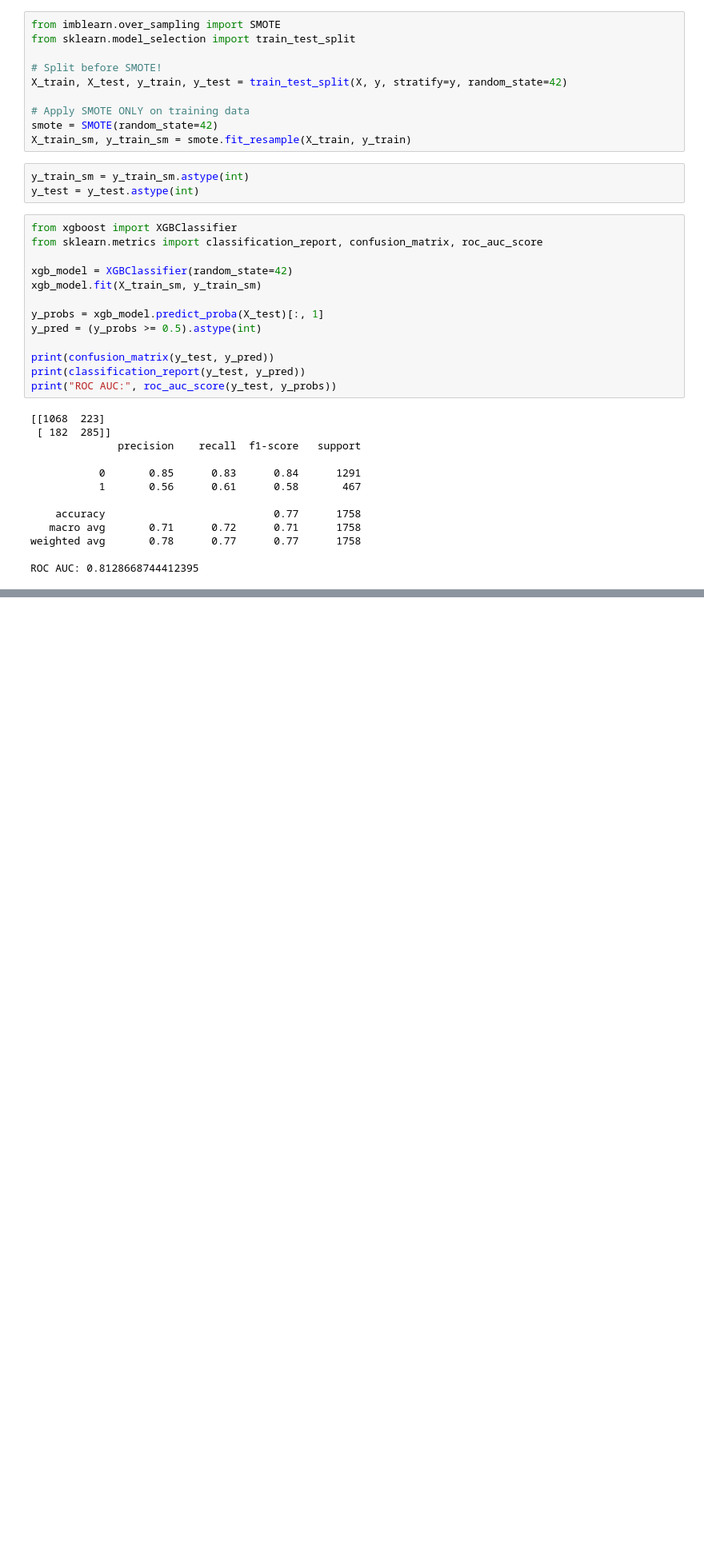
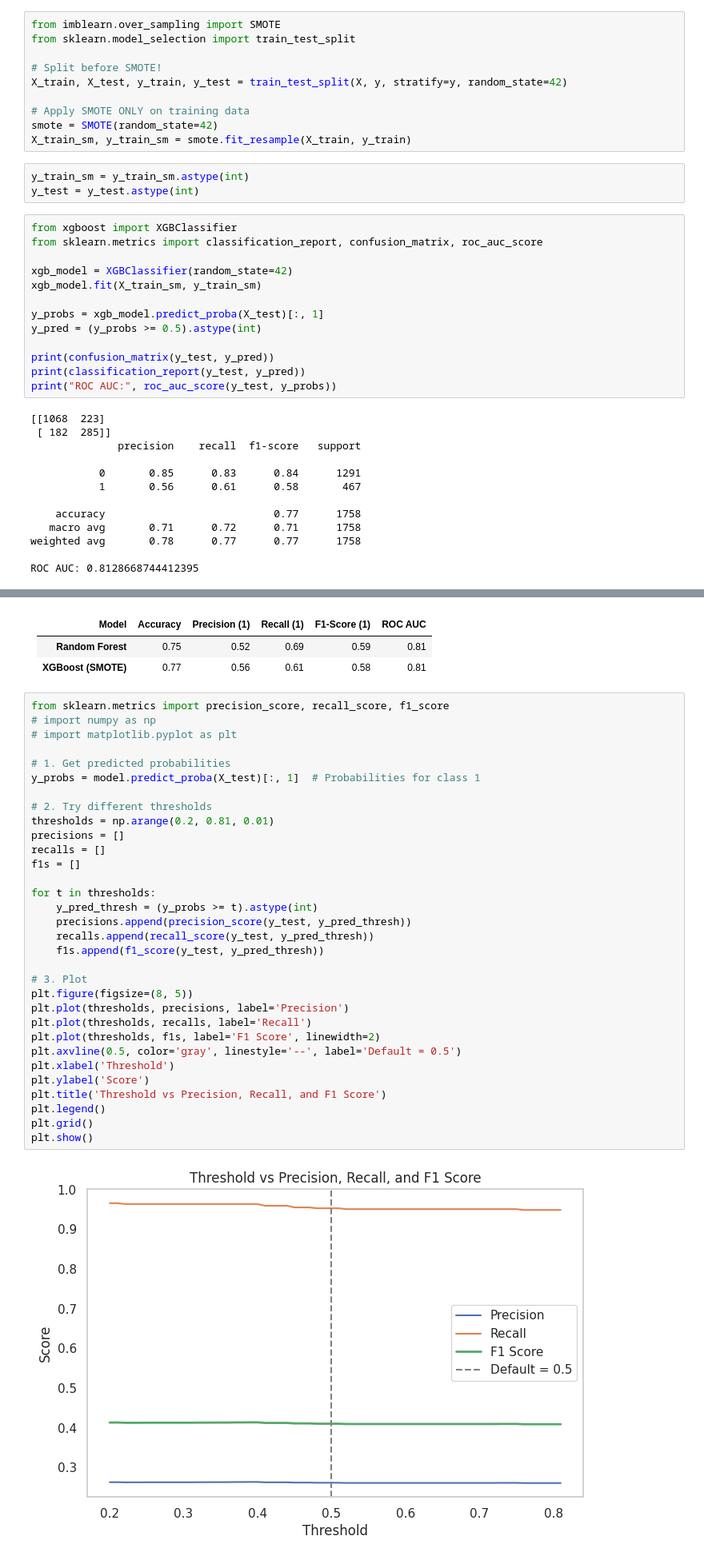
Before and after one commit to Datz-AsadAnalyst/Customer-churn-prediction, a Jupyter notebook: Customer_Churn_Prediction.ipynb, the cells around one changed output, grey strips where cells are left out. Shown: that part at 80% size. Saved outputs shown, nothing was run; the diff lists cells and outputs as text; blank space fills up the shorter version.

```diff
--- a/Customer_Churn_Prediction.ipynb
+++ b/Customer_Churn_Prediction.ipynb
@@ -459,0 +464,39 @@ ROC AUC: 0.8128668744412395
+# %% [markdown]
+| Model               | Accuracy | Precision (1) | Recall (1) | F1-Score (1) | ROC AUC |
+| ------------------- | -------- | ------------- | ---------- | ------------ | ------- |
+| **Random Forest**   | 0.75     | 0.52          | 0.69       | 0.59         | 0.81    |
+| **XGBoost (SMOTE)** | 0.77     | 0.56          | 0.61       | 0.58         | 0.81    |
+# %%
+from sklearn.metrics import precision_score, recall_score, f1_score
+# import numpy as np
+# import matplotlib.pyplot as plt
+
+# 1. Get predicted probabilities
+y_probs = model.predict_proba(X_test)[:, 1]  # Probabilities for class 1
+
+# 2. Try different thresholds
+thresholds = np.arange(0.2, 0.81, 0.01)
+precisions = []
+recalls = []
+f1s = []
+
+for t in thresholds:
+    y_pred_thresh = (y_probs >= t).astype(int)
+    precisions.append(precision_score(y_test, y_pred_thresh))
+    recalls.append(recall_score(y_test, y_pred_thresh))
+    f1s.append(f1_score(y_test, y_pred_thresh))
+
+# 3. Plot
+plt.figure(figsize=(8, 5))
+plt.plot(thresholds, precisions, label='Precision')
+plt.plot(thresholds, recalls, label='Recall')
+plt.plot(thresholds, f1s, label='F1 Score', linewidth=2)
+plt.axvline(0.5, color='gray', linestyle='--', label='Default = 0.5')
+plt.xlabel('Threshold')
+plt.ylabel('Score')
+plt.title('Threshold vs Precision, Recall, and F1 Score')
+plt.legend()
+plt.grid()
+plt.show()
+# %% [output]
+[figure, added]
```
Also changed, not shown: parts of 6 cells of this notebook.
